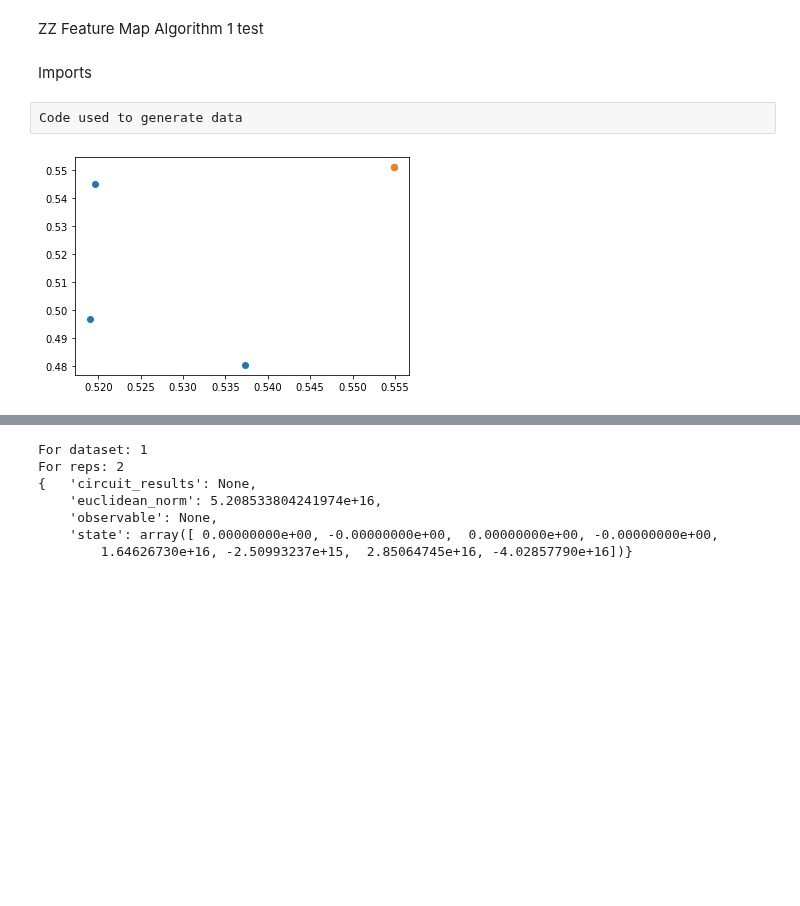
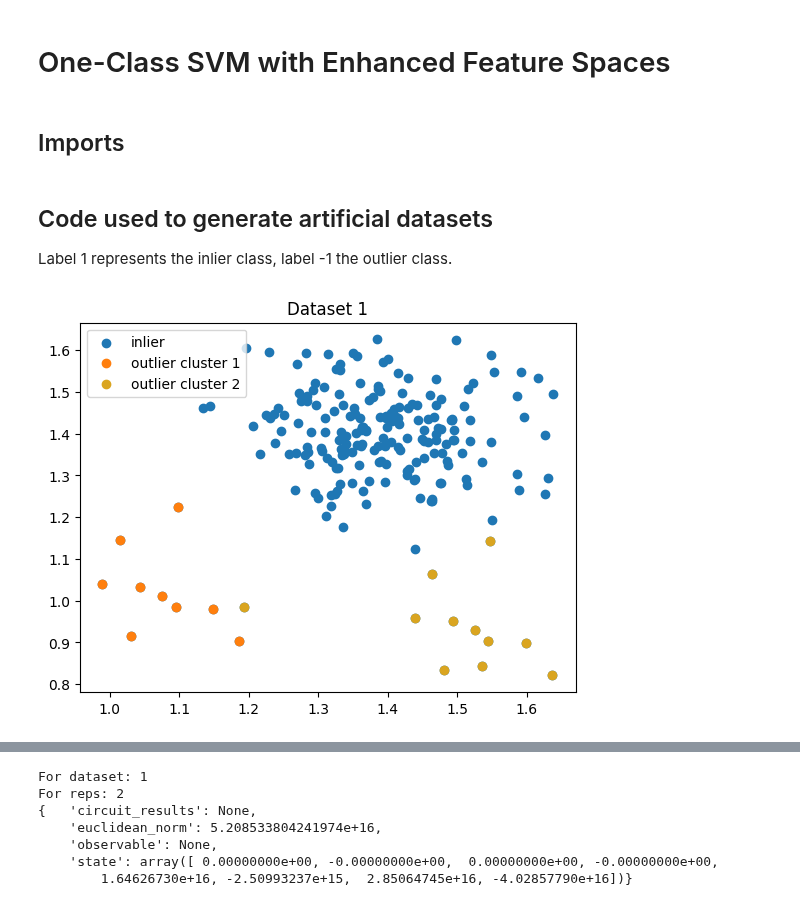
Before and after one commit to welremco/Group3QuantumOneClassSVMs, a Jupyter notebook: Algorithm 1 and 2.ipynb, the cells around one changed output, grey strips where cells are left out. Drawn from its saved outputs; the diff is of its cells as text; code cells hidden in the pictures; blank space fills up the shorter version.

```diff
--- a/Algorithm 1 and 2.ipynb
+++ b/Algorithm 1 and 2.ipynb
@@ -1,7 +1,7 @@
 # %% [markdown]
-ZZ Feature Map Algorithm 1 test
+# One-Class SVM with Enhanced Feature Spaces
 # %% [markdown]
-Imports
+## Imports
 # %%
 import matplotlib.pyplot as plt
 import numpy as np
@@ -54,38 +54,42 @@ from qiskit.extensions import HamiltonianGate
 from qiskit.quantum_info import Operator
 
 dataset_list = []
-# %% [raw]
-Code used to generate data
+# %% [markdown]
+## Code used to generate artificial datasets
+
+Label 1 represents the inlier class, label -1 the outlier class.
 # %%
 random.seed(13)
 seed = 0
-x, y = make_blobs(n_samples=3, centers=1, cluster_std=.02, center_box=(0.5, 0.5), random_state=seed)
+x, y = make_blobs(n_samples=190, centers=1, cluster_std=.1, center_box=(1.4, 1.4), random_state=seed)
 
-out1x, out1y = make_blobs(n_samples=1, centers=1, cluster_std=.01, center_box=(0.6,0.5), random_state=seed)
-# out2x, out2y = make_blobs(n_samples=11, centers=1, cluster_std=.1, center_box=(3.2, 0.01), random_state=seed)
+out1x, out1y = make_blobs(n_samples=9, centers=1, cluster_std=.1, center_box=(1, 1), random_state=seed)
+out2x, out2y = make_blobs(n_samples=11, centers=1, cluster_std=.1, center_box=(3.2, 0.01), random_state=seed)
 
 plt.show()
 
 # prepare data for One-Class model
 y[y == 0] = 1
 out1y[out1y==0] = -1
-# out2y[out2y==0] = -1
+out2y[out2y==0] = -1
 
 x = np.append(x, out1x, axis = 0)
 y = np.append(y, out1y, axis = 0)
 
-# x = np.append(x, out2x, axis = 0)
-# y = np.append(y, out2y, axis = 0)
+x = np.append(x, out2x, axis = 0)
+y = np.append(y, out2y, axis = 0)
 
 # Plot to see data
-plt.scatter(x[:,0], x[:,1])
-plt.scatter(out1x[:,0], out1x[:,1])
-# plt.scatter(out2x[:,0], out2x[:,1])
+plt.scatter(x[:,0], x[:,1], label='inlier')
+plt.scatter(out1x[:,0], out1x[:,1], label='outlier cluster 1')
+plt.scatter(out2x[:,0], out2x[:,1], label='outlier cluster 2', color='goldenrod')
 
+plt.title('Dataset 1')
+plt.legend()
 plt.show()
 
 # Add data to dataset_list
 dataset_list.append([x,y])
 # %% [output]
-[figure, old version]
+[figure, new version]
 # %%
```
Also changed, not shown: parts of 19 cells of this notebook, 7 other files.
